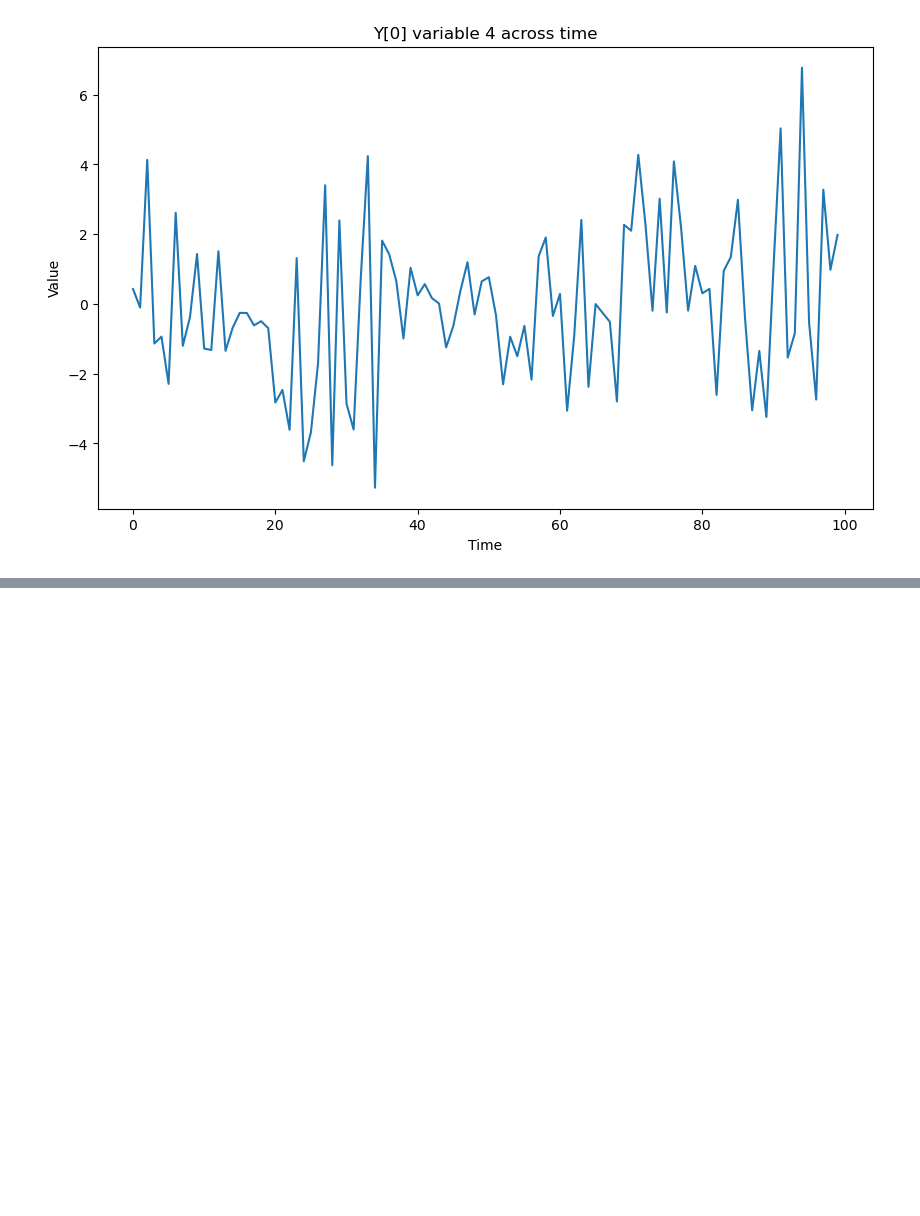
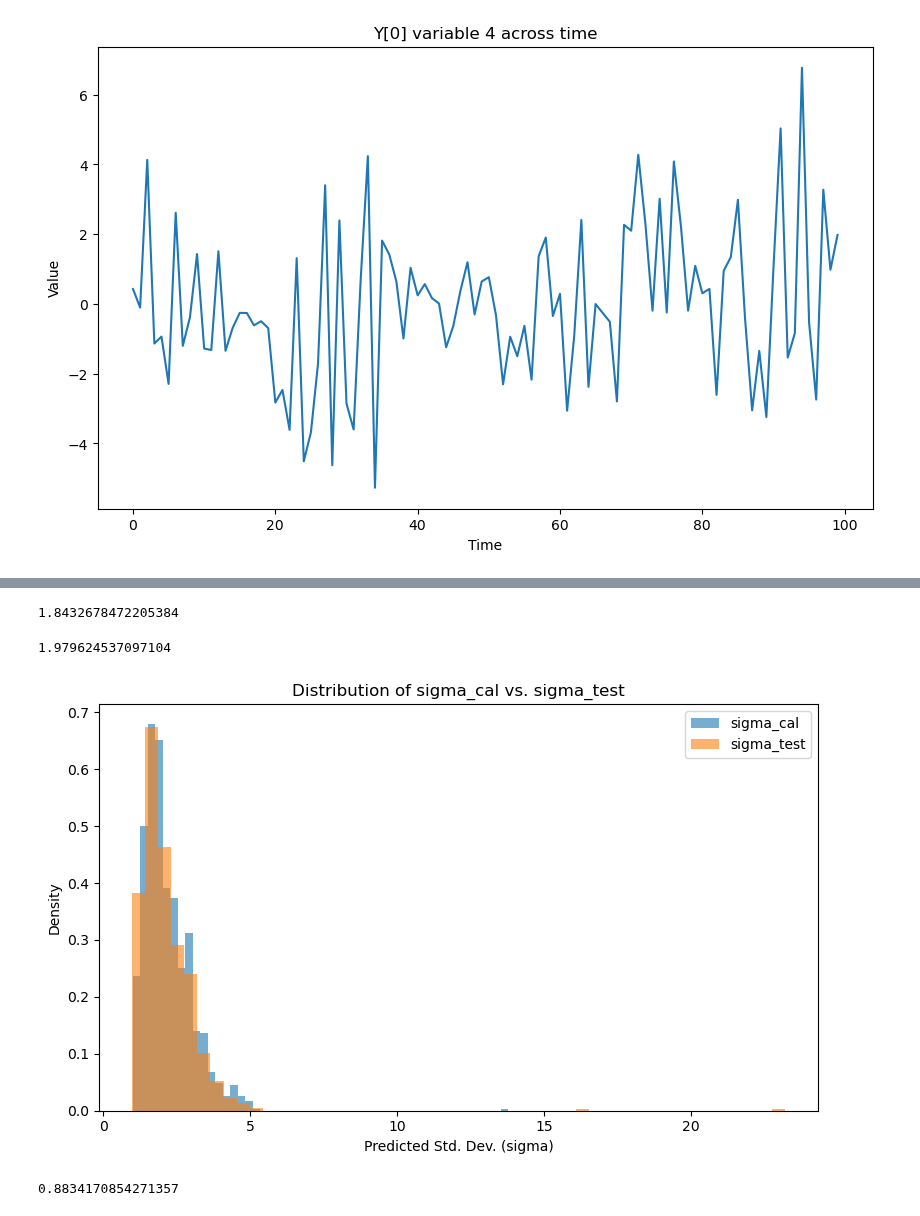
Before and after one commit to shookie13/latent_factor_conformal, a Jupyter notebook: run.ipynb, the cells around one changed output, grey strips where cells are left out. Saved outputs shown, nothing was run; the diff lists cells and outputs as text; code cells hidden in the pictures; blank space fills up the shorter version.

```diff
--- a/run.ipynb
+++ b/run.ipynb
@@ -195,0 +315,22 @@ info['X']
+# %%
+np.quantile(S_cal, 0.9, method="higher")
+# %% [output]
+1.8432678472205384
+# %%
+np.quantile(S_test, 0.9, method="higher")
+# %% [output]
+1.979624537097104
+# %%
+import matplotlib.pyplot as plt
+
+plt.figure(figsize=(8,5))
+plt.hist(sigma_cal, bins=50, alpha=0.6, label="sigma_cal", color='C0', density=True)
+plt.hist(sigma_test, bins=50, alpha=0.6, label="sigma_test", color='C1', density=True)
+plt.xlabel("Predicted Std. Dev. (sigma)")
+plt.ylabel("Density")
+plt.title("Distribution of sigma_cal vs. sigma_test")
+plt.legend()
+plt.tight_layout()
+plt.show()
+# %% [output]
+[figure, added]
@@ -196 +340,5 @@ info['X']
+# %%
+cov
+# %% [output]
+0.8834170854271357
 # %%
```
Also changed, not shown: parts of 28 cells of this notebook, 7 other files.
